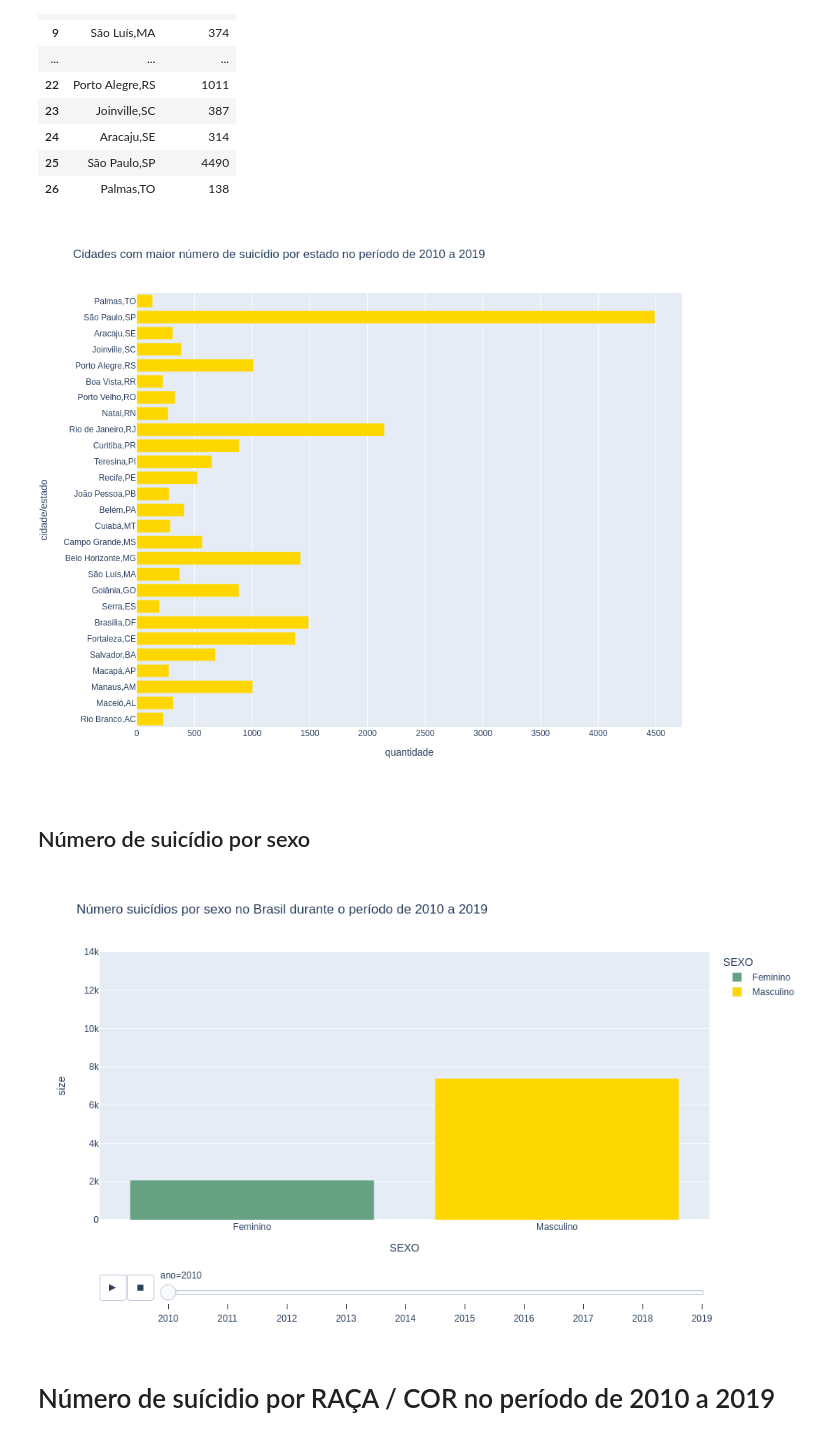
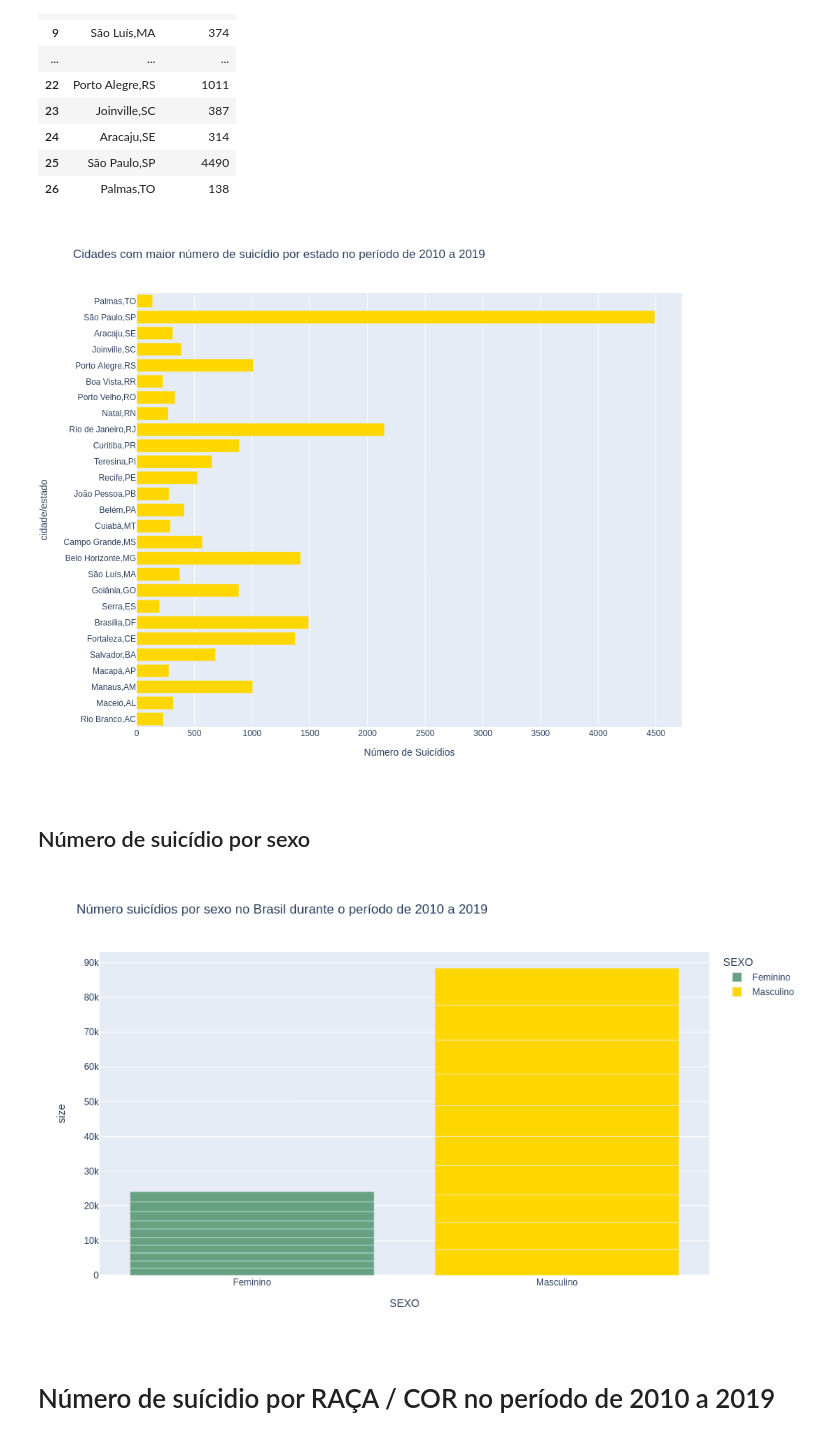
Before and after one commit to escobar-felipe/Projetos, a Jupyter notebook: Suicidio_brasil/Suicide_brazil.ipynb, the cells around one changed output. Saved outputs shown, nothing was run; the diff lists cells and outputs as text; code cells hidden in the pictures.

```diff
--- a/Suicidio_brasil/Suicide_brazil.ipynb
+++ b/Suicidio_brasil/Suicide_brazil.ipynb
@@ -122,6 +143,7 @@ df.head()
 # %%
 df['DTOBITO'] = pd.to_datetime( df['DTOBITO'] ,format="%Y/%m/%d")
 df['DTNASC']=  pd.to_datetime( df['DTNASC'] ,format="%Y/%m/%d",errors = 'coerce')
+df['ano_tri'] =df['DTOBITO'].dt.to_period("Q")
 df['ano_mes'] =df['DTOBITO'].dt.strftime('%Y-%m')
 df['ano_nasc'] =df['DTNASC'].dt.strftime('%Y')
 # %%
@@ -261,9 +342,10 @@ fig = px.bar(df_cit, y="cidade/estado", x="quantidade",
              height=800,
              width=1000,
             color_discrete_sequence=['#ffd700'])
+fig.update_layout(xaxis_title='Número de Suicídios')
 fig.show("png")
 # %% [output]
-[figure, old version]
+[figure, new version]
 # %% [markdown]
 ## Número de suicídio por sexo
 # %%
@@ -272,17 +354,14 @@ df_sex = df.groupby(['ano','SEXO']).agg('size').reset_index()
 df_sex.columns = ['ano','SEXO', 'size']
 # %%
 fig = px.bar(df_sex, x="SEXO", y="size",
-             color="SEXO",
-             animation_frame="ano",
-             animation_group="SEXO",
+             color="SEXO" ,
              title='Número suicídios por sexo no Brasil durante o período de 2010 a 2019',
-             range_y=[0,14000],
             color_discrete_map={'Feminino': '#66a182','Masculino': '#ffd700'},
             height=600,
              width=1000)
-fig.show("png")
+fig.show('png')
 # %% [output]
-[figure, old version]
+[figure, new version]
 # %% [markdown]
 # Número de suícidio por RAÇA / COR no período de 2010 a 2019
 # %%
```
Also changed, not shown: parts of 20 cells of this notebook, 1 other file.
